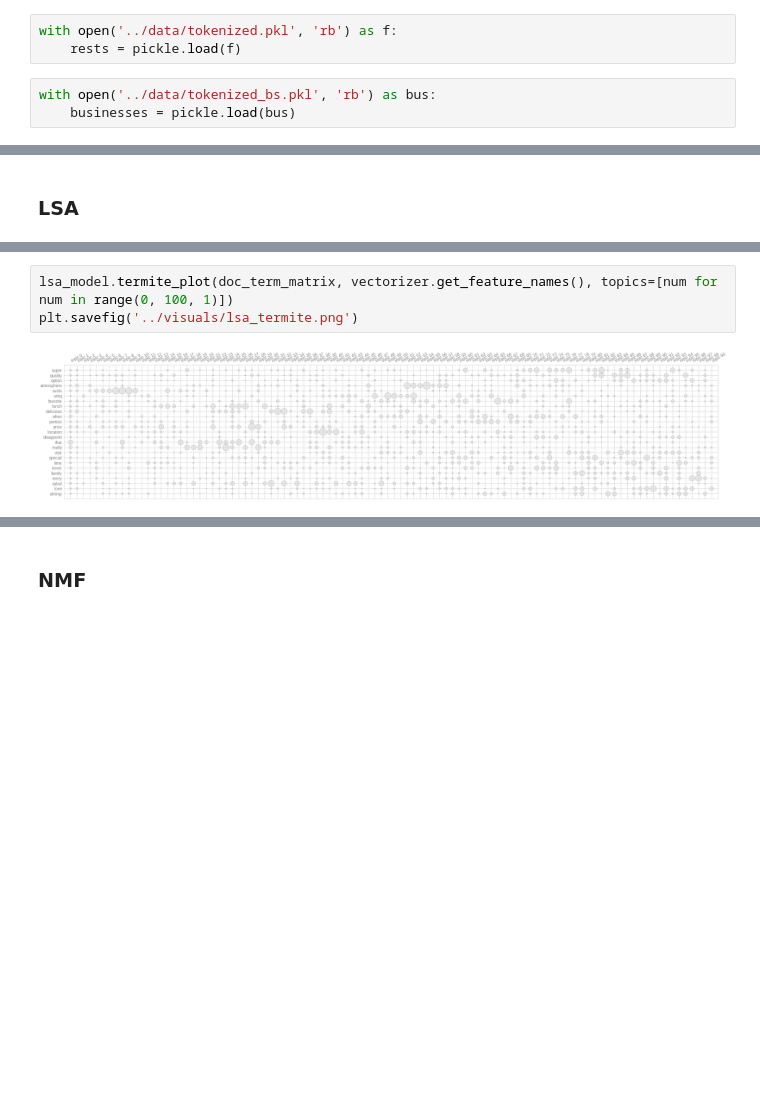
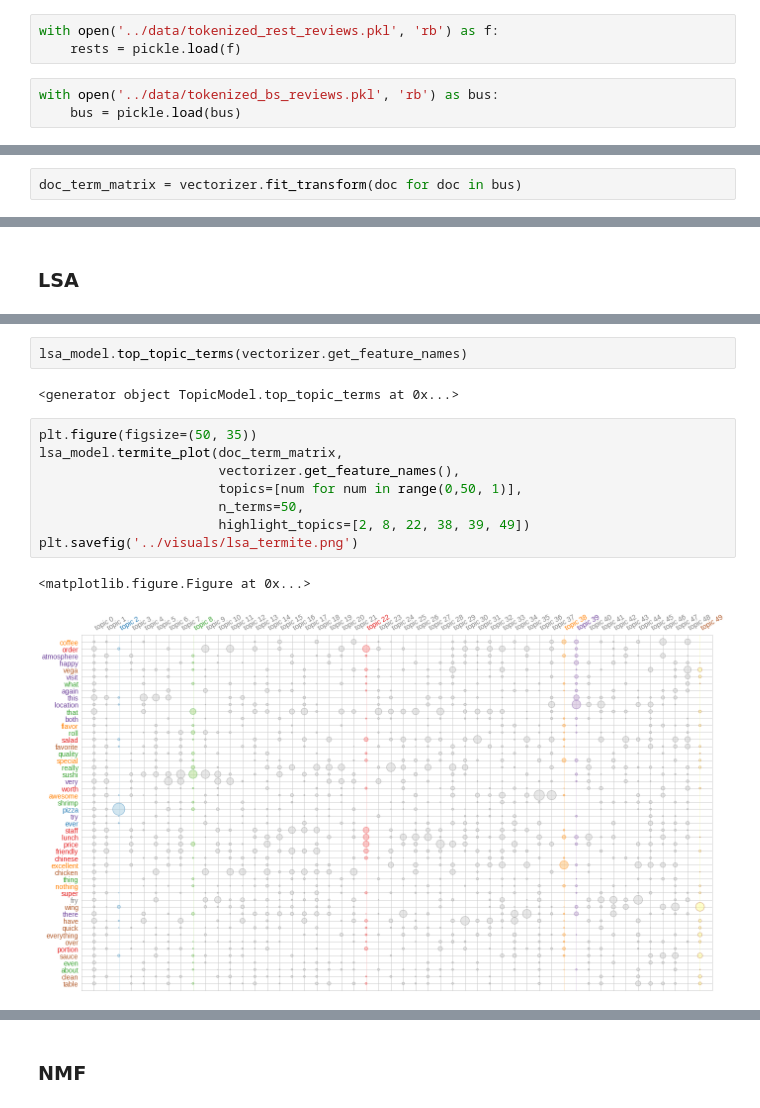
Before and after one commit to gd32/yelp_topic_modeling, a Jupyter notebook: notebooks/03_Vectorization_and_Topic_Analysis.ipynb, the cells around one changed output, grey strips where cells are left out. Cells and saved outputs as stored; diff of their text form; blank space fills up the shorter version.

```diff
--- a/notebooks/03_Vectorization_and_Topic_Analysis.ipynb
+++ b/notebooks/03_Vectorization_and_Topic_Analysis.ipynb
@@ -18,11 +18,11 @@ import time
 from sklearn.feature_extraction.text import TfidfVectorizer
 from sklearn.decomposition import LatentDirichletAllocation, NMF, TruncatedSVD
 # %%
-with open('../data/tokenized.pkl', 'rb') as f:
+with open('../data/tokenized_rest_reviews.pkl', 'rb') as f:
     rests = pickle.load(f)
 # %%
-with open('../data/tokenized_bs.pkl', 'rb') as bus:
-    businesses = pickle.load(bus)
+with open('../data/tokenized_bs_reviews.pkl', 'rb') as bus:
+    bus = pickle.load(bus)
 # %% [markdown]
 ## Build the custom tf-idf vectorizer
 
@@ -48,0 +49,2 @@ Let's compare the topic generation of three decomposition models: Latent Dirichl
+# %%
+doc_term_matrix = vectorizer.fit_transform(doc for doc in bus)
@@ -84,5 +90,15 @@ Wall time: 4min 36s
+# %%
+lsa_model.top_topic_terms(vectorizer.get_feature_names)
+# %% [output]
+<generator object TopicModel.top_topic_terms at 0x...>
 # %%
-lsa_model.termite_plot(doc_term_matrix, vectorizer.get_feature_names(), topics=[num for num in range(0, 100, 1)])
+plt.figure(figsize=(50, 35))
+lsa_model.termite_plot(doc_term_matrix,
+                       vectorizer.get_feature_names(),
+                       topics=[num for num in range(0,50, 1)],
+                       n_terms=50,
+                       highlight_topics=[2, 8, 22, 38, 39, 49])
 plt.savefig('../visuals/lsa_termite.png')
 # %% [output]
+<matplotlib.figure.Figure at 0x...>
-[figure, old version]
+[figure, new version]
```
Also changed, not shown: parts of 14 cells of this notebook, 3 other files.
